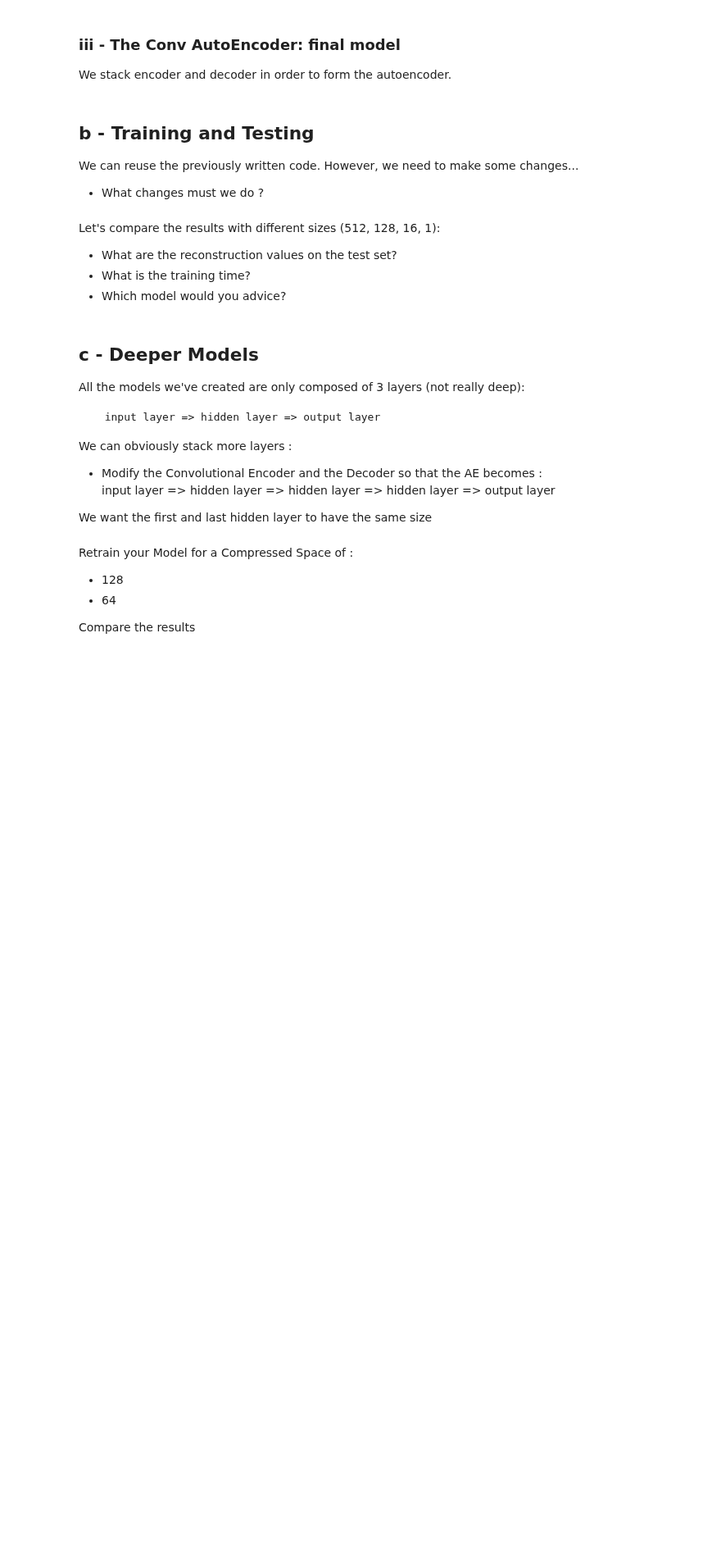
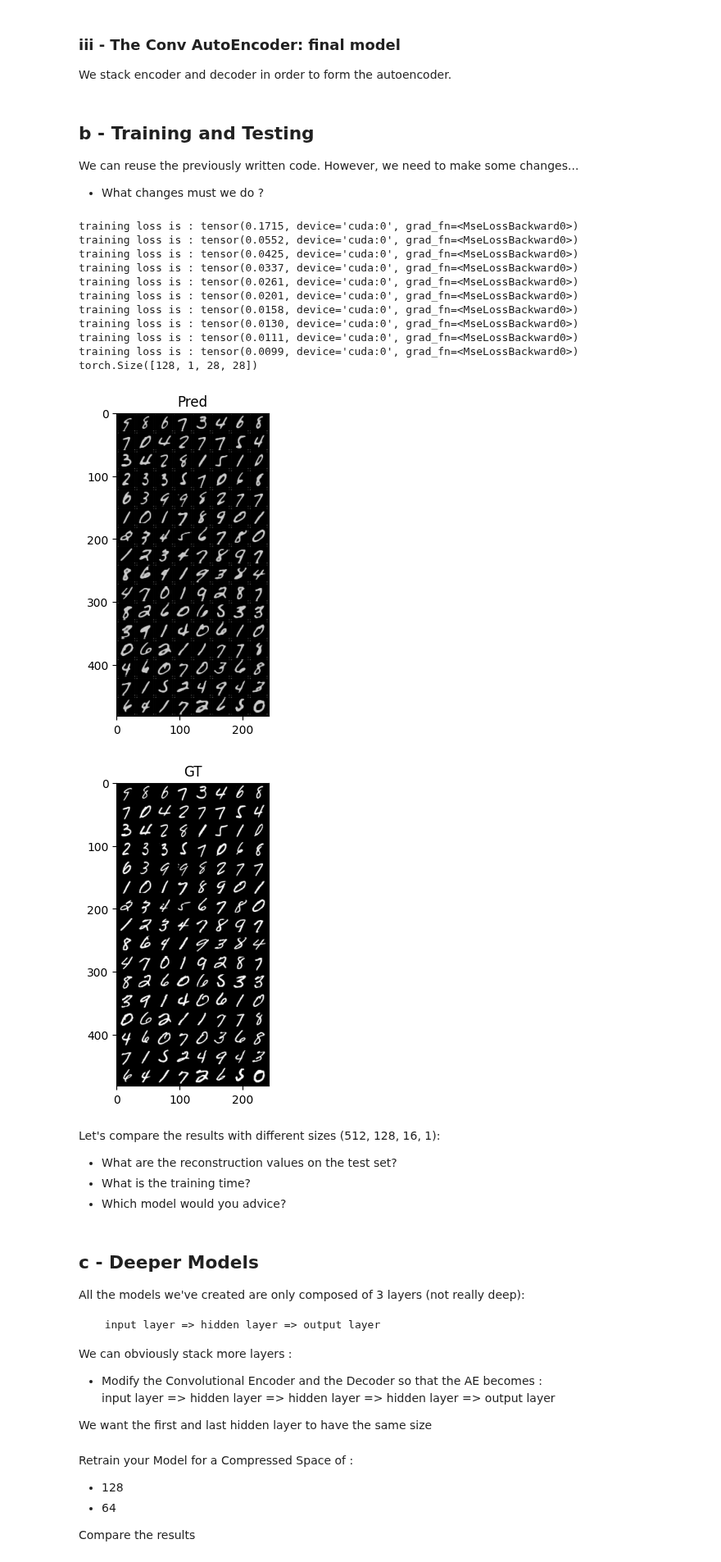
Before and after one commit to YounMars/DL_Projects, a Jupyter notebook: Deep Learning/Image compression using autoencoders: a deep learning task.ipynb, the cells around one changed output. Shown at 82% size. Cells and saved outputs as stored; diff of their text form; code cells hidden in the pictures; blank space fills up the shorter version.

```diff
--- a/Deep Learning/Image compression using autoencoders: a deep learning task.ipynb
+++ b/Deep Learning/Image compression using autoencoders: a deep learning task.ipynb
@@ -798,7 +804,8 @@ class Encoder(nn.Module):
 
     def forward(self,x):
       # TODO :  Send the data through the model and return the output
-      output = ...
+      output = self.model(x)
+      return output
 # %% [markdown]
 #### Decoder
 
@@ -831,18 +838,3 @@ class Decoder(nn.Module):
 ### iii - The Conv AutoEncoder: final model
 
 We stack encoder and decoder in order to form the autoencoder.
-# %%
-# TODO : Stack the Encoder and the Decoder to Create the AE
-# Be careful to respect the init attributes of the called class
-
-class AutoEncoder_Conv(nn.Module):
-
-    def __init__(self,input_size,latent_size, output= True):
-        super().__init__()
-        self.input_size =
-        self.latent_size =
-        self.output =
-        self.model =
-
-    def forward(self,x):
-        return
@@ -854,33 +867,79 @@ We can reuse the previously written code. However, we need to make some changes.
 * What changes must we do ?
 # %%
 # TODO : Change your model
-model = AutoEncoder_Conv(1,128)
+model = AutoEncoder_Conv(1,16)
 
 # TODO : Reload your HyperParameters
 
 device = 'cuda' if torch.cuda.is_available() else 'cpu'
 net = model.to(device)
-criterion = ...
-learning_rate = ...
-optimizer = ...
-num_epochs = ...
+criterion = nn.MSELoss()
+learning_rate = 0.001
+optimizer = torch.optim.Adam(model.parameters(), lr=learning_rate)
+num_epochs = 10
 
 # TODO : Rewrite your Training  and Validation Loop
 for epoch in range(num_epochs) :
     running_loss_t,running_loss_v = 0.0, 0.0
     for i, data in enumerate(train_loader, 0):
+      image, label = data[0].to(device), data[1]
+      optimizer.zero_grad()
+      outputs = net(image)
+      outputs = outputs.view(outputs.size(),-1).to(device)
+      loss = criterion(outputs,image )
+      loss.backward()
+      optimizer.step()
+      running_loss_t += loss.item()
+      if i == 50:
+        running_loss_t= running_loss_t/50
+        print('training loss is :',loss)
 
     with torch.no_grad():
+
       for i, data in enumerate(val_loader, 0):
+        image, label = data[0].to(device), data[1]
+        outputs = net(image)
+        outputs = outputs.view(outputs.size(),-1).to(device)
+        loss = criterion(outputs,image )
+        running_loss_v += loss.item()
+        if i == 50:
+            running_loss_v= running_loss_v/mini_batches_print
+            print('validation loss is :',running_loss_v)
+
+
 
 
 # TODO : Rewrite your Testing Loop
 with torch.no_grad():
   running_loss = []
   for i, data in enumerate(test_loader, 0):
+    image, label = data[0].to(device), data[1]
+    outputs = net(image)
+    outputs = outputs.view(outputs.size(),-1).to(device)
+    loss = criterion(outputs,image )
+    running_loss.append(loss)
 
 
+print(data[0].shape)
+outputs = outputs.view(128, 1, 28, 28)
+imshow(make_grid(outputs.detach().cpu()),'Pred')
+imshow(make_grid(data[0]),'GT')
+
 # TODO :  Plot the last batch and the Reconstruction Errors
+# %% [output]
+training loss is : tensor(0.1715, device='cuda:0', grad_fn=<MseLossBackward0>)
+training loss is : tensor(0.0552, device='cuda:0', grad_fn=<MseLossBackward0>)
+training loss is : tensor(0.0425, device='cuda:0', grad_fn=<MseLossBackward0>)
+training loss is : tensor(0.0337, device='cuda:0', grad_fn=<MseLossBackward0>)
+training loss is : tensor(0.0261, device='cuda:0', grad_fn=<MseLossBackward0>)
+training loss is : tensor(0.0201, device='cuda:0', grad_fn=<MseLossBackward0>)
+training loss is : tensor(0.0158, device='cuda:0', grad_fn=<MseLossBackward0>)
+training loss is : tensor(0.0130, device='cuda:0', grad_fn=<MseLossBackward0>)
+training loss is : tensor(0.0111, device='cuda:0', grad_fn=<MseLossBackward0>)
+training loss is : tensor(0.0099, device='cuda:0', grad_fn=<MseLossBackward0>)
+torch.Size([128, 1, 28, 28])
+[figure, added]
+[figure, added]
 # %% [markdown]
 Let's compare the results with different sizes (512, 128, 16, 1):
 * What are the reconstruction values on the test set?
```
Also changed, not shown: parts of 6 cells of this notebook.
